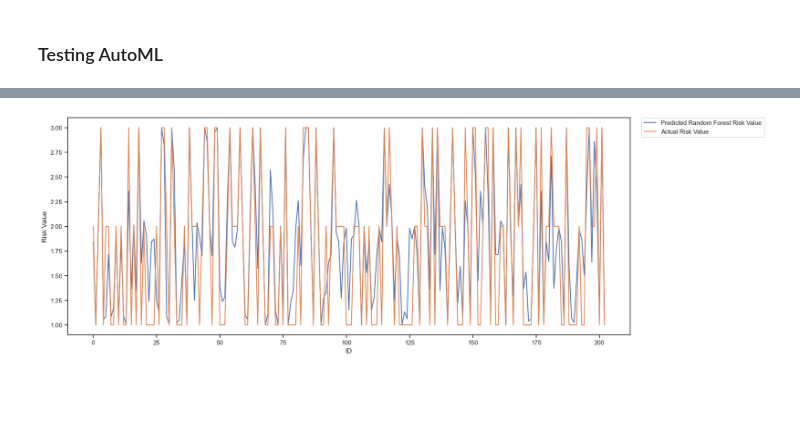
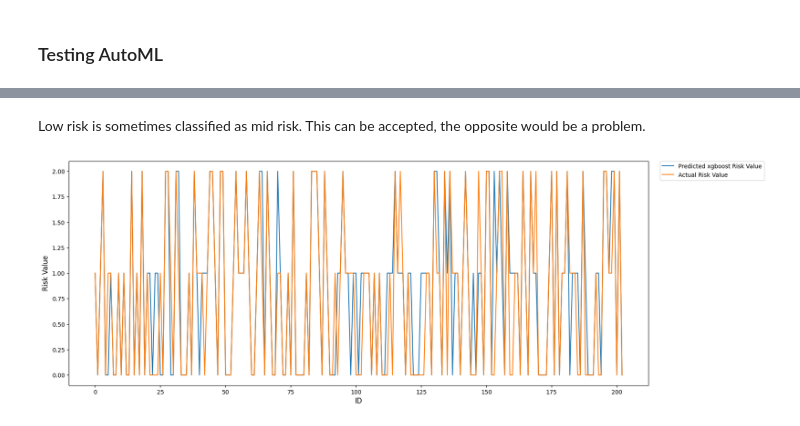
Before and after one commit to tklopper9/ml_pregnancy_risk_prediction, a Jupyter notebook: predicting_pregnancy_risk.ipynb, the cells around one changed output, grey strips where cells are left out. Drawn from its saved outputs; the diff is of its cells as text; code cells hidden in the pictures; blank space fills up the shorter version.

Commit message:
some extra visualizations

```diff
--- a/predicting_pregnancy_risk.ipynb
+++ b/predicting_pregnancy_risk.ipynb
@@ -237,7 +221,0 @@ automl.fit(x_train, y_train, task="classification")
-# %%
-from sklearn.linear_model import LinearRegression
-
-regr = LinearRegression()
-regr.fit(x_train, y_train)
-
-print(f"Training score for linear regression: {regr.score(x_train, y_train)}")
@@ -277,10 +221,0 @@ Best model score: 0.677500747043534 Best model params: {'min_samples_split': 2,
-# %%
-random_forest = RandomForestRegressor(min_samples_split = 2, n_estimators = 200)
-random_forest.fit(x_train, y_train)
-print(f"Training score of random forest regressor: {random_forest.score(x_train, y_train)}")
-
-random_forest_predict = random_forest.predict(x_test)
-
-random_forest_result = pd.DataFrame({'Predicted risk': random_forest_predict, 'Actual risk': y_test})
-print(random_forest_result)
-random_forest_result["Index"] = random_forest_result.index
@@ -302,0 +228,9 @@ Training score of random forest regressor: 0.897546926136006
+# %%
+from sklearn.preprocessing import LabelEncoder # labels starting with 0 needed for xgboost!
+le = LabelEncoder()
+y_train = le.fit_transform(y_train)
+y_test = le.fit_transform(y_test)
+
+from xgboost import XGBClassifier
+bst = XGBClassifier(**automl.best_config)
+bst.fit(x_train, y_train)
@@ -302,0 +250,13 @@ Training score of random forest regressor: 0.897546926136006
+# %%
+print(f"Train score: {bst.score(x_train, y_train)}")
+print(f"Test score: {bst.score(x_test, y_test)}")
+
+y_pred = bst.predict(x_test)
+cm = confusion_matrix(y_test, y_pred)
+
+plt.figure()
+sns.heatmap(cm,annot=True,cmap='RdPu_r')
+plt.title("Confusion matrix")
+plt.xlabel("Predicted label")
+plt.ylabel("True label")
+plt.show()
@@ -303,12 +267,16 @@ Training score of random forest regressor: 0.897546926136006
+# %% [markdown]
+Low risk is sometimes classified as mid risk. This can be accepted, the opposite would be a problem.
 # %%
+xgboost_result = pd.DataFrame({'Predicted risk': y_pred, 'Actual risk': y_test})
+
 plt.figure(figsize=(18,7))
-ax=sns.lineplot(x=np.arange(0,len(random_forest_predict)),y=random_forest_predict,label = 'Predicted Random Forest Risk Value')
+ax=sns.lineplot(x=np.arange(0,len(y_pred)),y=y_pred,label = 'Predicted xgboost Risk Value')
 ax = sns.lineplot(x=np.arange(0,len(y_test)),y=y_test,label = 'Actual Risk Value')
 ax.set_xlabel('ID',fontsize=12)
 ax.set_ylabel('Risk Value',fontsize=12)
 prop3 = dict(boxstyle='round',facecolor='orange',alpha=0.5)
 plt.legend(prop={'size':'15'})
 plt.legend(bbox_to_anchor=(1.02, 1), loc='upper left', borderaxespad=0)
 plt.show()
 # %% [output]
-[figure, old version]
+[figure, new version]
```
Also changed, not shown: parts of 21 cells of this notebook.
